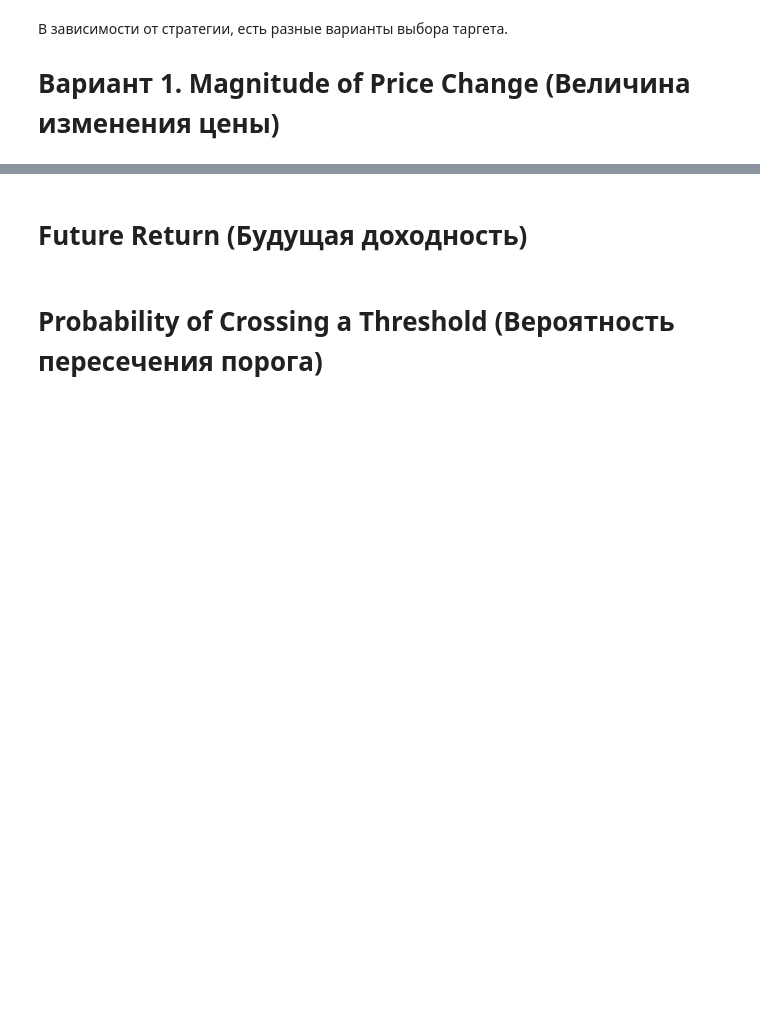
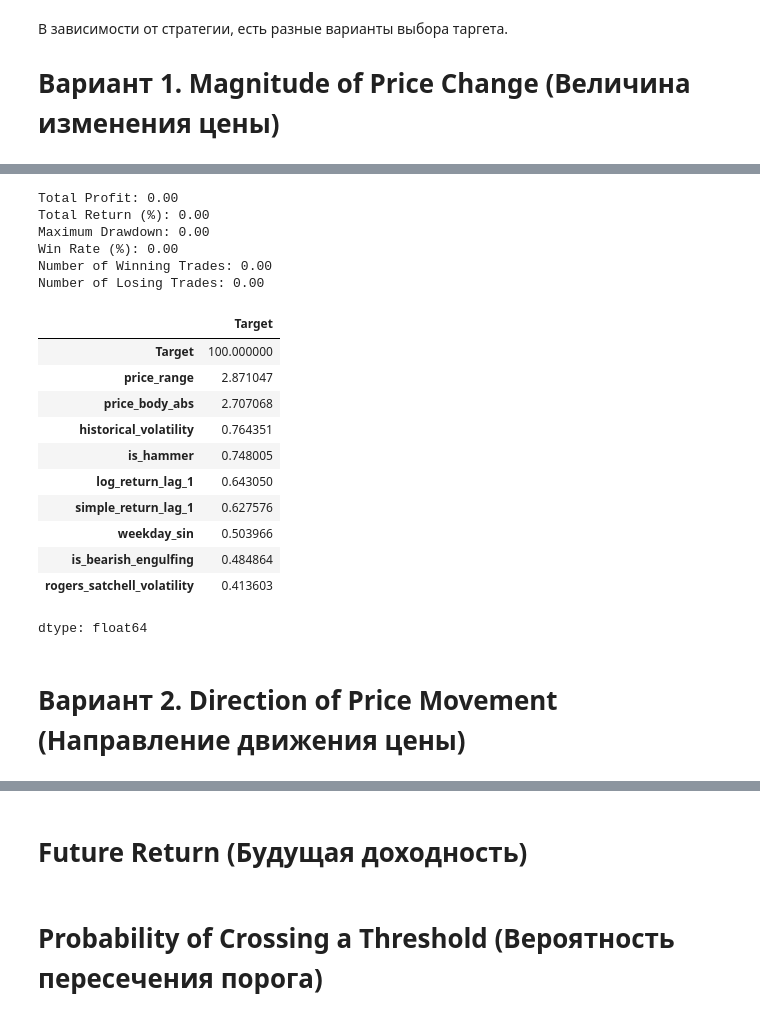
Before and after one commit to vsinyutsina/hft_final_qw, a Jupyter notebook: Применение_самых_простых_стратегий.ipynb, the cells around one changed output, grey strips where cells are left out. Drawn from its saved outputs; the diff is of its cells as text; code cells hidden in the pictures; blank space fills up the shorter version.

```diff
--- a/Применение_самых_простых_стратегий.ipynb
+++ b/Применение_самых_простых_стратегий.ipynb
@@ -639,0 +1051,28 @@ def simulate_trades_price_change(df, predictions, initial_capital=100000, commis
+# %%
+analysis_results = analyze_trades(trades_df)
+for metric, value in analysis_results.items():
+    print(f"{metric}: {value:.2f}")
+# %% [output]
+Total Profit: 0.00
+Total Return (%): 0.00
+Maximum Drawdown: 0.00
+Win Rate (%): 0.00
+Number of Winning Trades: 0.00
+Number of Losing Trades: 0.00
+# %%
+(df_corr['Target'].sort_values(ascending=False) * 100).head(10)
+# %% [output]
+|  | Target |
+| Target | 100.000000 |
+| price_range | 2.871047 |
+| price_body_abs | 2.707068 |
+| historical_volatility | 0.764351 |
+| is_hammer | 0.748005 |
+| log_return_lag_1 | 0.643050 |
+| simple_return_lag_1 | 0.627576 |
+| weekday_sin | 0.503966 |
+| is_bearish_engulfing | 0.484864 |
+| rogers_satchell_volatility | 0.413603 |
+dtype: float64
+# %% [markdown]
+# Вариант 2. Direction of Price Movement (Направление движения цены)
```
Also changed, not shown: parts of 54 cells of this notebook.
